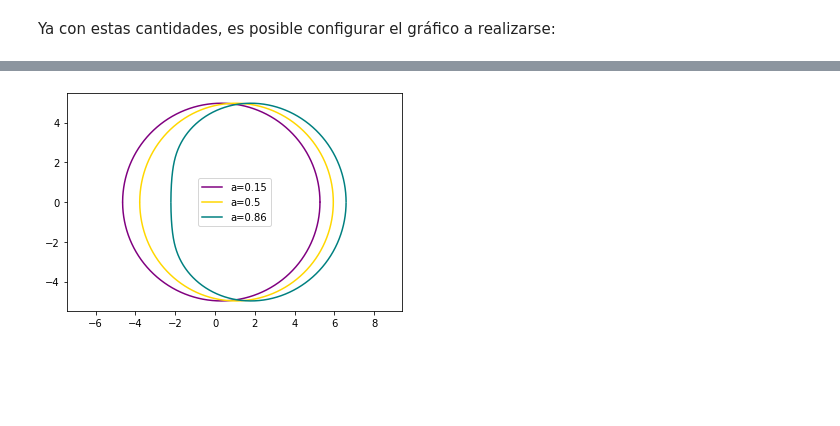
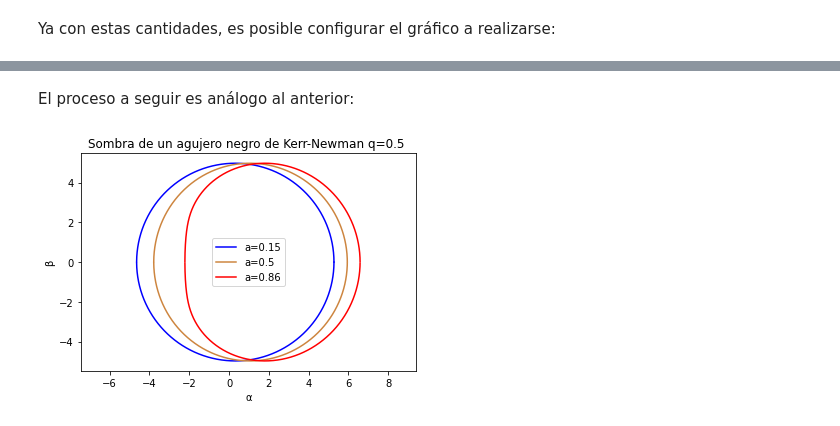
Before and after one commit to DCI-UG/veranoug2022-pamemargus, a Jupyter notebook: NotebookVerano.ipynb, the cells around one changed output, grey strips where cells are left out. Saved outputs shown, nothing was run; the diff lists cells and outputs as text; code cells hidden in the pictures; blank space fills up the shorter version.

```diff
--- a/NotebookVerano.ipynb
+++ b/NotebookVerano.ipynb
@@ -450,26 +538,14 @@ Gráfica de $\beta^2 =0$ utilizada para encontrar los valores límites de r.
+# %% [markdown]
+El proceso a seguir es análogo al anterior:
 # %%
-#Kerr-Newman
-
-#Se agrega otra variable q, la carga.
-M=1
 a11=0.15
-theta=np.pi/2
-q=0.5
 
 def anul11(r):
   Q=r**2-2*M*r+a11**2+q**2
   Qp=2*r-2*M
-  #Q=r**2+a11**2-2*M*r**4/(r**2+g**2)**(3/2)
-  #Qp=2*r-8*M*r**3*(r**2+g**2)**(-3/2)+6*M*r**5*(r**2+g**2)**(-5/2)
-
   return 16*Q*(a11**2-Q)+8*r*Q*Qp-r**2*Qp**2
 
-#Primero se obtuvo un gráfico de  con cada a en geogebra o en mathematica https://docs.google.com/document/d/1cNdBYj7rtbOZNJEMtzTIlR1UX6gaeg-fRDXdYW1KAJ4/edit?usp=sharing
-
-
-
 def HallarRaices11(A,B,nmax,tolerancia):
-  #Aquí colocar la función cuyos ceros se buscan
   fA=anul11(A)
   fB=anul11(B)
   if abs(fA)>abs(fB):
@@ -497,7 +573,6 @@ def HallarRaices11(A,B,nmax,tolerancia):
       break
   return A
 
-
 rInic11=HallarRaices11(2,2.6,1000,0.0000001)
 rFin11=HallarRaices11(3.4,3.8,1000,0.0000001)
 
@@ -514,19 +589,14 @@ def beta11(r):
   eta=(r**2/(a11**2*Qp**2))*(anul11(r))
   return np.sqrt(eta+a11**2*(np.cos(theta))**2-xi**2/(np.tan(theta))**2)
 # %%
-M=1
 a22=0.50
-theta=np.pi/2
-q=0.5
 
 def anul22(r):
   Q=r**2-2*M*r+a22**2+q**2
   Qp=2*r-2*M
-
   return 16*Q*(a22**2-Q)+8*r*Q*Qp-r**2*Qp**2
 
 def HallarRaices22(A,B,nmax,tolerancia):
-  #Aquí colocar la función cuyos ceros se buscan
   fA=anul22(A)
   fB=anul22(B)
   if abs(fA)>abs(fB):
@@ -554,7 +624,6 @@ def HallarRaices22(A,B,nmax,tolerancia):
       break
   return A
 
-
 rInic22=HallarRaices22(1.8,2.2,1000,0.0000001)
 rFin22=HallarRaices22(3.4,4.0,1000,0.0000001)
 
@@ -630,25 +692,28 @@ def beta33(r):
   return np.sqrt(eta+a33**2*(np.cos(theta))**2-xi**2/(np.tan(theta))**2)
 # %%
 r11=np.linspace(rInic11,rFin11,100000)
-plt.plot(alfa11(r11),beta11(r11),'purple', label="a=0.15")
-plt.plot(alfa11(r11),-beta11(r11),'purple')
+plt.plot(alfa11(r11),beta11(r11),'b', label="a=0.15")
+plt.plot(alfa11(r11),-beta11(r11),'b')
 #purple, olivedrab
 
 
 r22=np.linspace(rInic22,rFin22,100000)
-plt.plot(alfa22(r22),beta22(r22),'gold',label="a=0.5")
-plt.plot(alfa22(r22),-beta22(r22),'gold')
+plt.plot(alfa22(r22),beta22(r22),'peru',label="a=0.5")
+plt.plot(alfa22(r22),-beta22(r22),'peru')
 #gold, limegreen
 
 
 r33=np.linspace(rInic33,rFin33,100000)
-plt.plot(alfa33(r33),beta33(r33),'teal',label="a=0.86")
-plt.plot(alfa33(r33),-beta33(r33),'teal')
+plt.plot(alfa33(r33),beta33(r33),'r',label="a=0.86")
+plt.plot(alfa33(r33),-beta33(r33),'r')
 
 
 plt.axis('equal')
+plt.title('Sombra de un agujero negro de Kerr-Newman q=0.5 ')
+plt.xlabel("α")
+plt.ylabel('β')
 plt.legend()
 
 plt.show()
 # %% [output]
-[figure, old version]
+[figure, new version]
```
Also changed, not shown: parts of 23 cells of this notebook.
